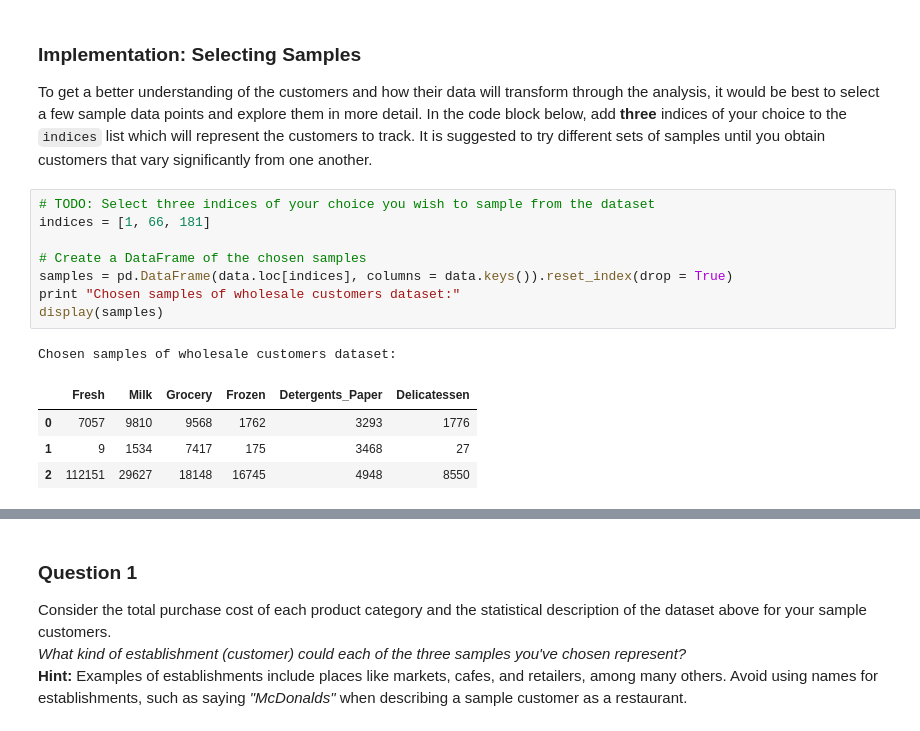
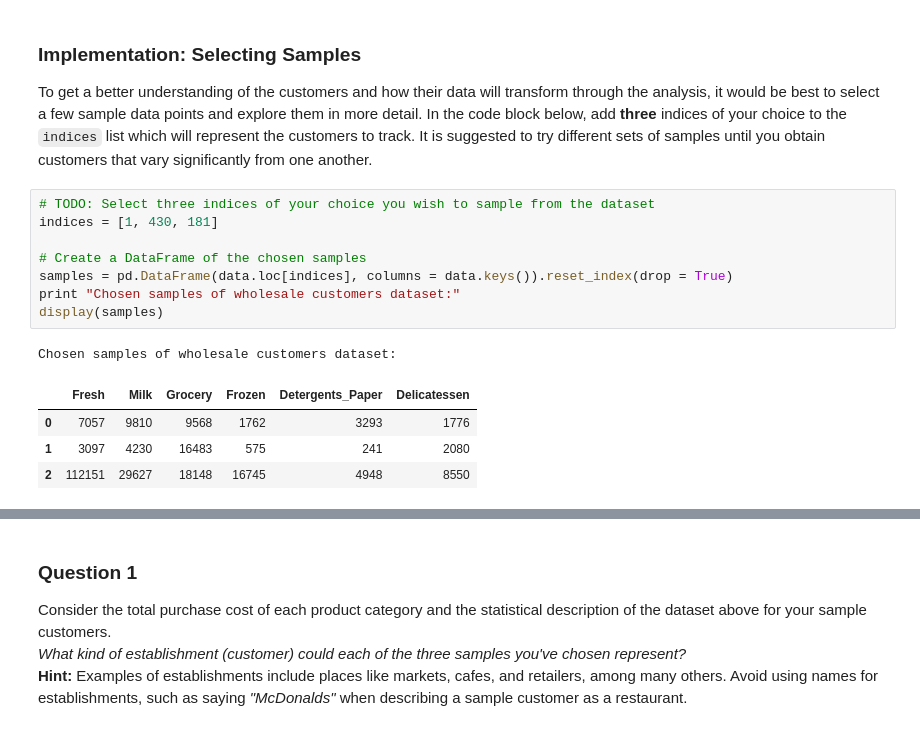
Before and after one commit to rajesh-iiith/Machine-Learning-Nanodegree, a Jupyter notebook: Project-3/customer_segments/customer_segments.ipynb, the cells around one changed output, grey strips where cells are left out. Saved outputs shown, nothing was run; the diff lists cells and outputs as text.

```diff
--- a/Project-3/customer_segments/customer_segments.ipynb
+++ b/Project-3/customer_segments/customer_segments.ipynb
@@ -62,15 +63,15 @@ display(data.describe())
 To get a better understanding of the customers and how their data will transform through the analysis, it would be best to select a few sample data points and explore them in more detail. In the code block below, add **three** indices of your choice to the `indices` list which will represent the customers to track. It is suggested to try different sets of samples until you obtain customers that vary significantly from one another.
 # %%
 # TODO: Select three indices of your choice you wish to sample from the dataset
-indices = [1, 66, 181]
+indices = [1, 430, 181]
 
 # Create a DataFrame of the chosen samples
 samples = pd.DataFrame(data.loc[indices], columns = data.keys()).reset_index(drop = True)
 print "Chosen samples of wholesale customers dataset:"
 display(samples)
 # %% [output]
 Chosen samples of wholesale customers dataset:
 |  | Fresh | Milk | Grocery | Frozen | Detergents_Paper | Delicatessen |
 | 0 | 7057 | 9810 | 9568 | 1762 | 3293 | 1776 |
-| 1 | 9 | 1534 | 7417 | 175 | 3468 | 27 |
+| 1 | 3097 | 4230 | 16483 | 575 | 241 | 2080 |
 | 2 | 112151 | 29627 | 18148 | 16745 | 4948 | 8550 |
```
Also changed, not shown: parts of 24 cells of this notebook, 2 other files.
